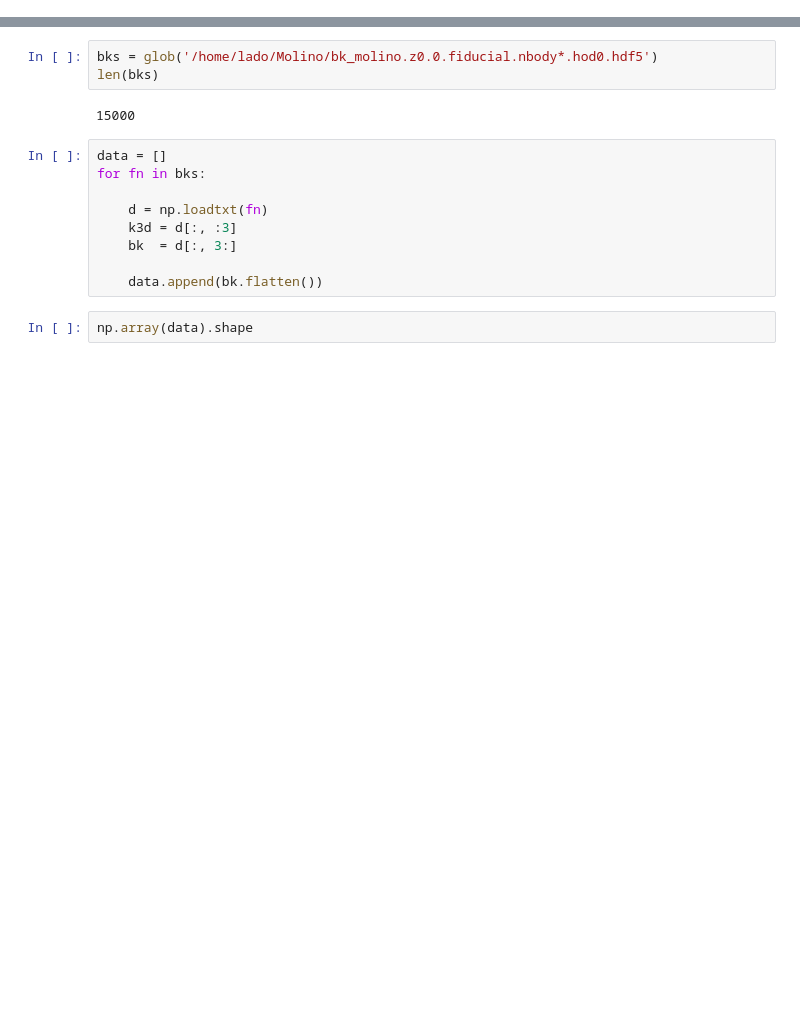
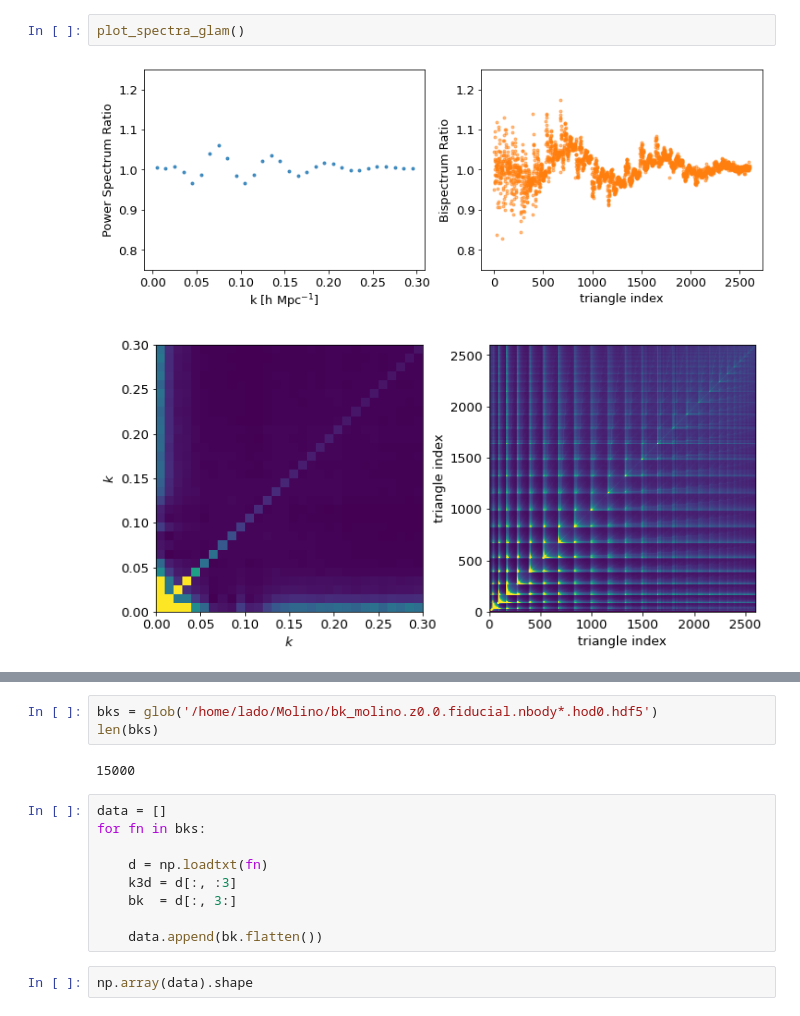
Before and after one commit to mehdirezaie/bispectrum, a Jupyter notebook: bao.ipynb, the cells around one changed output, grey strips where cells are left out. Saved outputs shown, nothing was run; the diff lists cells and outputs as text; blank space fills up the shorter version.

```diff
--- a/bao.ipynb
+++ b/bao.ipynb
@@ -101,0 +11,5 @@ mcmc_is_pk_kmax_0.18_quad_v1.1.npz      mcmc_is_pk_kmax_0.30_quad_v1.1.npz
+# %%
+plot_spectra_glam()
+# %% [output]
+[figure, added]
+[figure, added]
```
Also changed, not shown: parts of 18 cells of this notebook, 7 other files.
